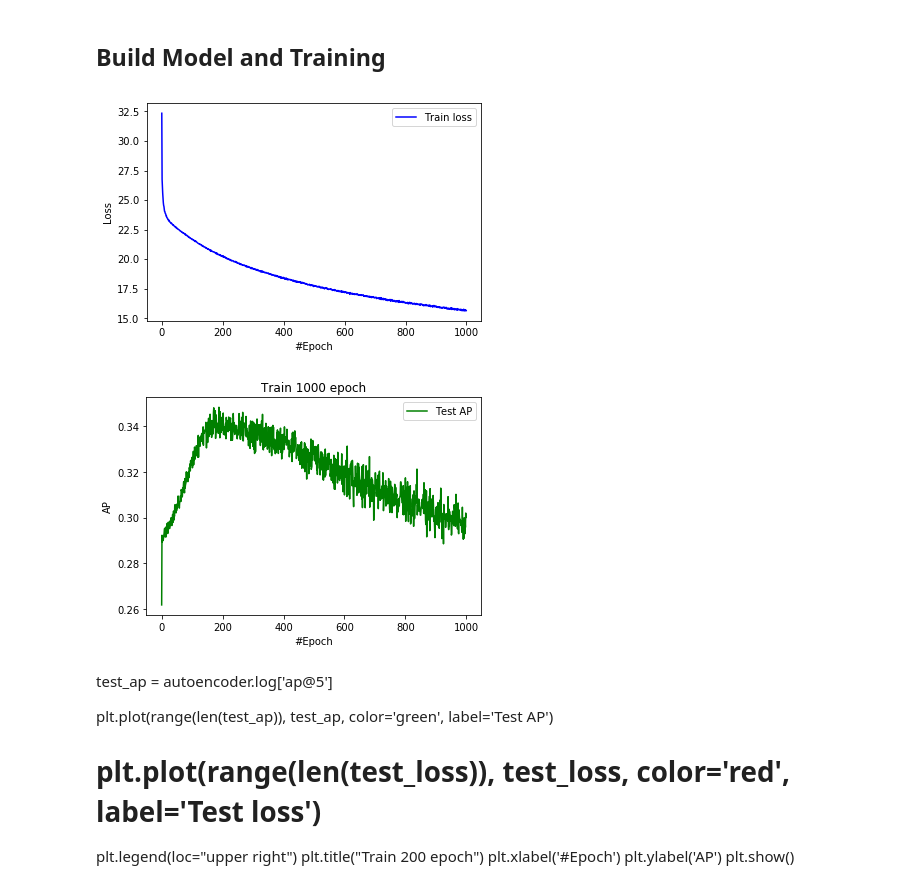
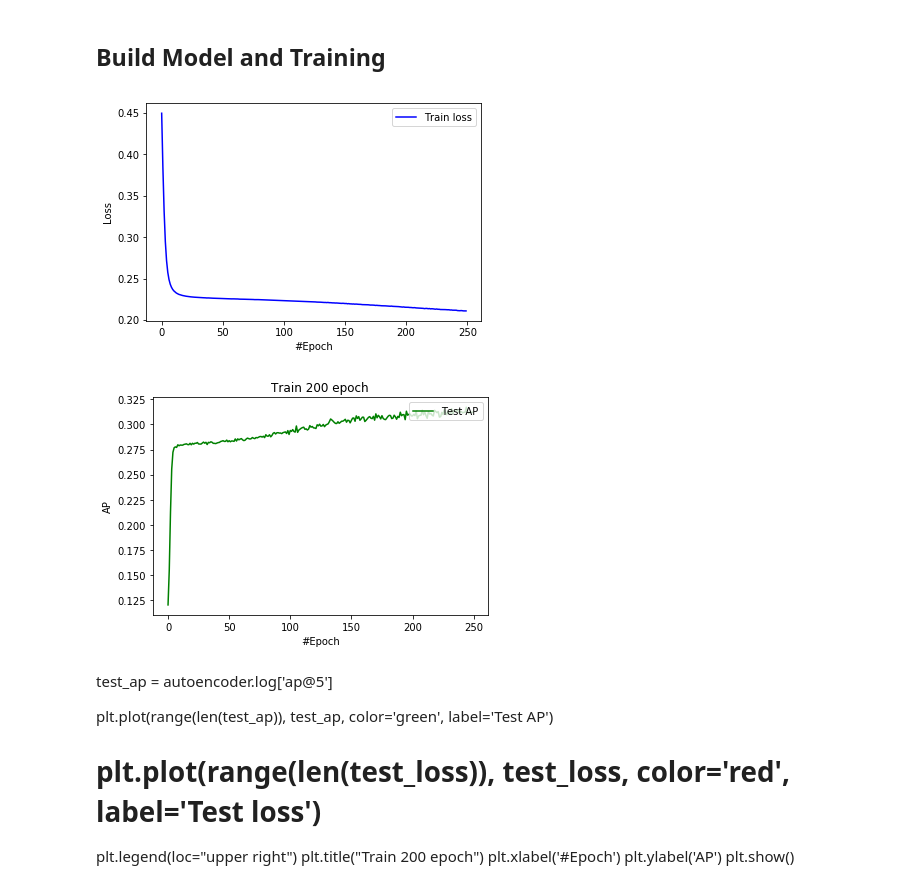
Before and after one commit to yutailin1993/Recommender-Exp, a Jupyter notebook: CDAE/CDAE_main.ipynb, the cells around one changed output. Drawn from its saved outputs; the diff is of its cells as text; code cells hidden in the pictures.

Commit message:
Code Changes
Add multipule functions in "rrn/preprocess.py", "CDAE/CDAE.py"
Add train function in "rrn/rrn.py"

```diff
--- a/CDAE/CDAE_main.ipynb
+++ b/CDAE/CDAE_main.ipynb
@@ -10,11 +10,19 @@ from utils import *
 ## Data preprocessing
 # %%
 df = pd.read_csv('./rating_data.csv')
+df['freq'] = df.groupby('uid')['uid'].transform('count')  # count frequncy by column's values
+df = df[df['freq'] > 5]  # remove row which corresponding frequence < 5
 df_array = df.as_matrix()
+
+userList = df['uid'].unique()
 
 total_usr = len(df['uid'].unique())
 total_item = len(df['iid'].unique())
 
+user_map = {}
+for idx, usr in enumerate(userList):
+    user_map[usr] = idx
+
 sparsity = len(df)/(total_usr*total_item)
 print("sparsity of ratings is %.2f%%" %(sparsity*100))
 print ("num. of users: %d, num. of items: %d" % (total_usr, total_item))
@@ -26,8 +34,11 @@ num. of users: 5000, num. of items: 99
 
 # train_data, test_data = train_test_split(df_array, test_size=0.2)
 
-rating = np.zeros((total_usr, total_item), dtype=np.float32)
+user_rating = np.zeros((total_usr, total_item), dtype=np.float32)
 for line in df_array:
-    rating[line[0]-1, line[1]-1] = 1 if line[2] != 0. else 0
+    uid = user_map[line[0]]
+    user_rating[uid, line[1]-1] = line[2]
+
+item_rating = user_rating.T
 # %% [markdown]
 ### Drop users' rating that less than 5
@@ -93,13 +101,12 @@ plt.show()
 # %% [markdown]
 ## Build Model and Training
 # %%
-train_rating, train_indices, test_indices = gen_train_test(rating)
+train_rating, train_indices, test_indices = gen_train_test(user_rating)
 
 tf.reset_default_graph()
 
-autoencoder = AutoEncoder(user_num=n_u, item_num=n_i, mode='user', loss_function='log_loss',
-                          epochs=1000)
-# autoencoder.train(rating=train_rating,
-#                   train_indices=train_indices,
-#                   test_indices=test_indices,
-#                   penalty_weights=penalty_weights)
+autoencoder = AutoEncoder(user_num=total_usr, item_num=total_item, mode='user', loss_function='rmse',
+                          epochs=250)
+autoencoder.train(rating=train_rating,
+                  train_indices=train_indices,
+                  test_indices=test_indices)
@@ -117,16 +120,16 @@ plt.xlabel('#Epoch')
 plt.ylabel('Loss')
 plt.show()
 # %% [output]
-[figure, old version]
+[figure, new version]
 # %%
 test_ap = autoencoder.log['ap@5']
 
 plt.plot(range(len(test_ap)), test_ap, color='green', label='Test AP')
 # plt.plot(range(len(test_loss)), test_loss, color='red', label='Test loss')
 plt.legend(loc="upper right")
-plt.title("Train 1000 epoch")
+plt.title("Train 200 epoch")
 plt.xlabel('#Epoch')
 plt.ylabel('AP')
 plt.show()
 # %% [output]
-[figure, old version]
+[figure, new version]
```
Also changed, not shown: parts of 8 cells of this notebook, 4 other files.
